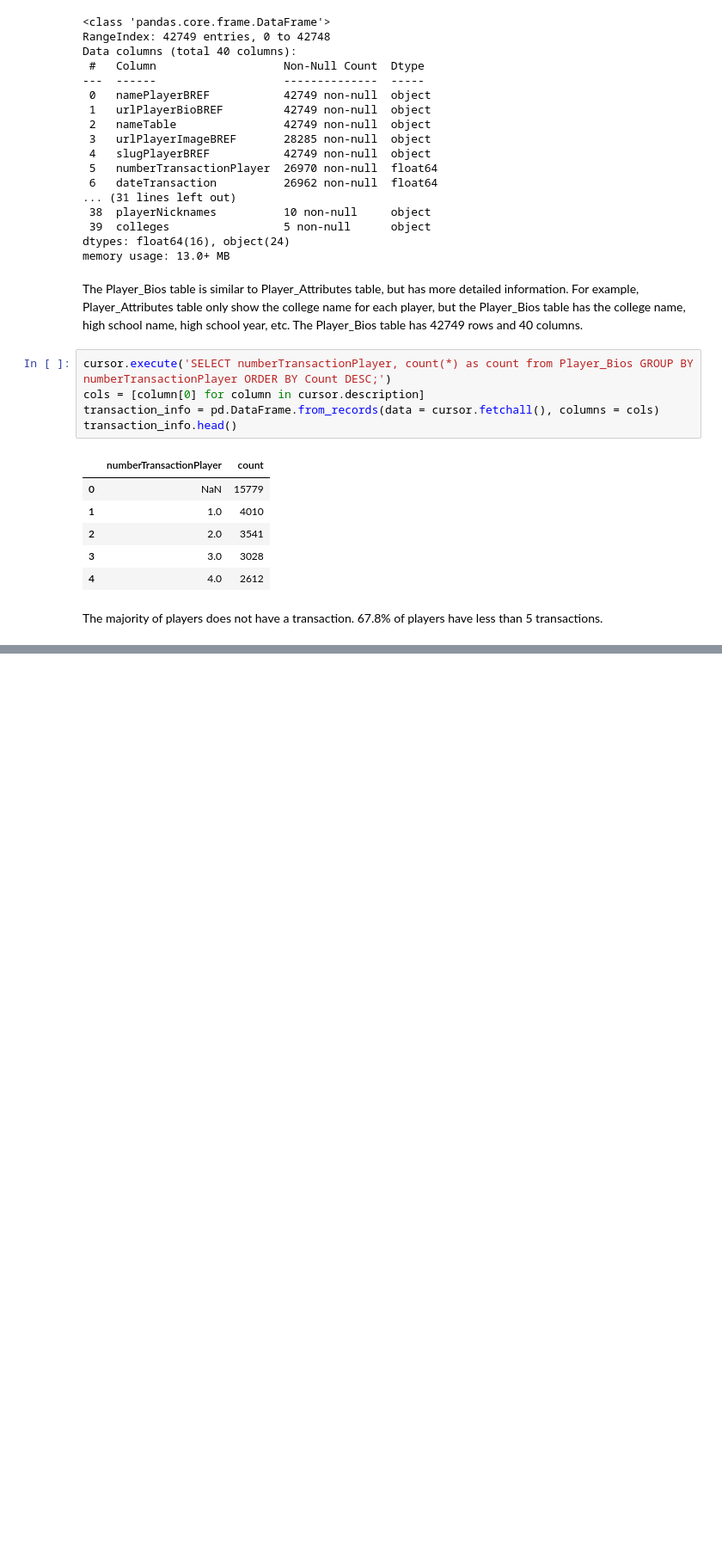
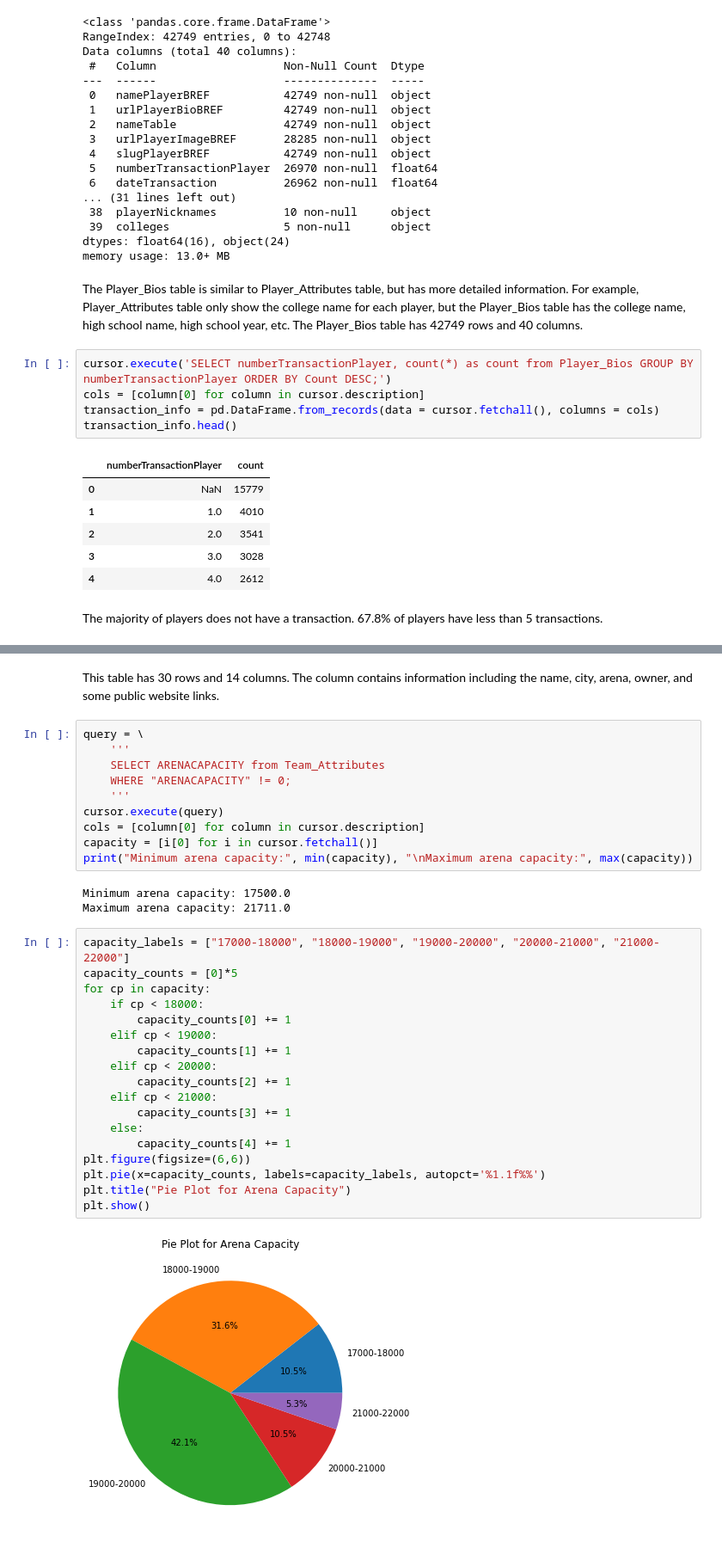
Before and after one commit to VIcKII-Z/Database-final-proj_on-NBA-datasets, a Jupyter notebook: Final Project.ipynb, the cells around one changed output, grey strips where cells are left out. Shown: that part at 86% size. Drawn from its saved outputs; the diff is of its cells as text; blank space fills up the shorter version.

```diff
--- a/Final Project.ipynb
+++ b/Final Project.ipynb
@@ -357,0 +532,35 @@ The majority of players does not have a transaction. 67.8% of players have less
+# %% [markdown]
+This table has 30 rows and 14 columns. The column contains information including the name, city, arena, owner, and some public website links.
+# %%
+query = \
+    '''
+    SELECT ARENACAPACITY from Team_Attributes
+    WHERE "ARENACAPACITY" != 0;
+    '''
+cursor.execute(query)
+cols = [column[0] for column in cursor.description]
+capacity = [i[0] for i in cursor.fetchall()]
+print("Minimum arena capacity:", min(capacity), "\nMaximum arena capacity:", max(capacity))
+# %% [output]
+Minimum arena capacity: 17500.0
+Maximum arena capacity: 21711.0
+# %%
+capacity_labels = ["17000-18000", "18000-19000", "19000-20000", "20000-21000", "21000-22000"]
+capacity_counts = [0]*5
+for cp in capacity:
+    if cp < 18000:
+        capacity_counts[0] += 1
+    elif cp < 19000:
+        capacity_counts[1] += 1
+    elif cp < 20000:
+        capacity_counts[2] += 1
+    elif cp < 21000:
+        capacity_counts[3] += 1
+    else:
+        capacity_counts[4] += 1
+plt.figure(figsize=(6,6))
+plt.pie(x=capacity_counts, labels=capacity_labels, autopct='%1.1f%%')
+plt.title("Pie Plot for Arena Capacity")
+plt.show()
+# %% [output]
+[figure, added]
```
Also changed, not shown: parts of 25 cells of this notebook, 2 other files.
